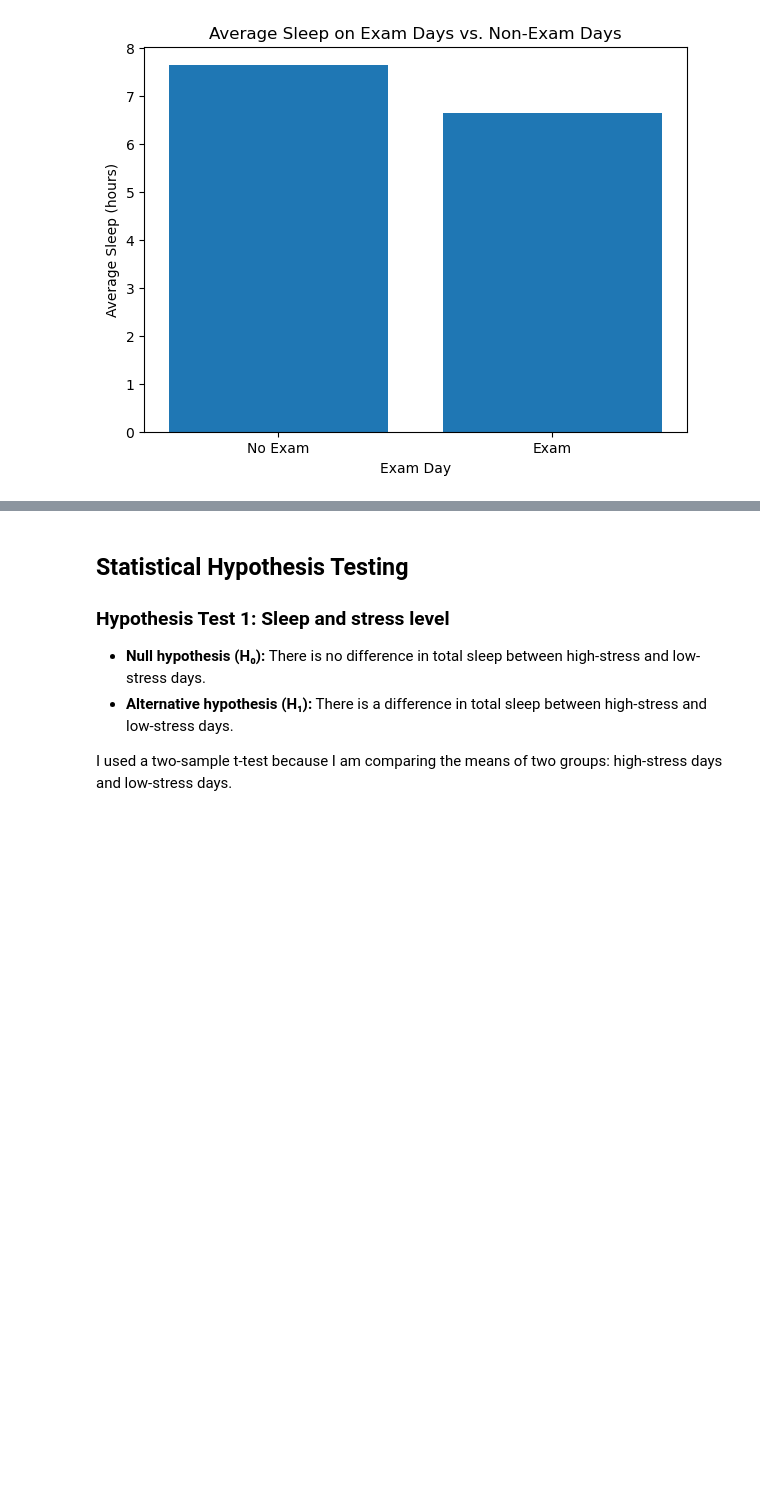
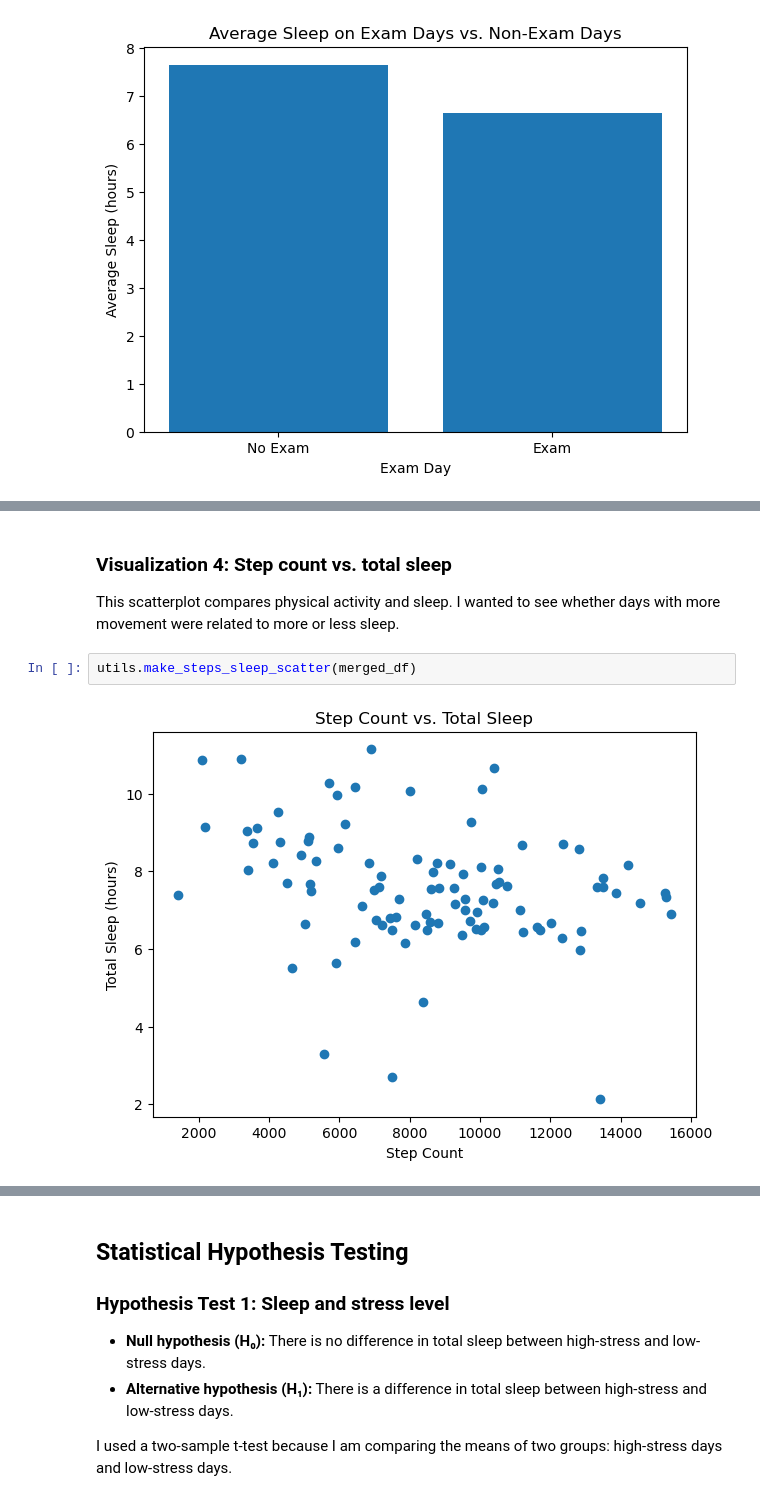
Before and after one commit to ifrisbee14/Quantified-Self, a Jupyter notebook: quantified_self.ipynb, the cells around one changed output, grey strips where cells are left out. Drawn from its saved outputs; the diff is of its cells as text; blank space fills up the shorter version.

```diff
--- a/quantified_self.ipynb
+++ b/quantified_self.ipynb
@@ -253,0 +263,8 @@ utils.make_avg_sleep_exam_bar(merged_df)
+# %% [markdown]
+### Visualization 4: Step count vs. total sleep
+
+This scatterplot compares physical activity and sleep. I wanted to see whether days with more movement were related to more or less sleep.
+# %%
+utils.make_steps_sleep_scatter(merged_df)
+# %% [output]
+[figure, added]
```
Also changed, not shown: parts of 25 cells of this notebook, 1 other file.
